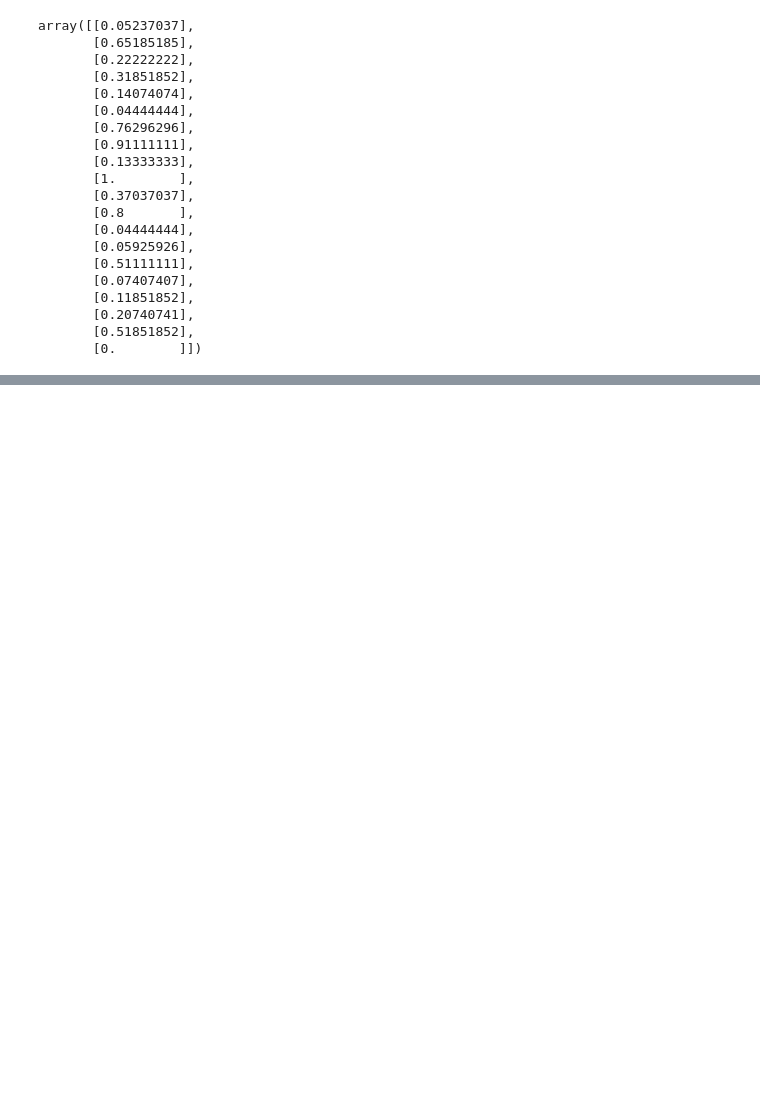
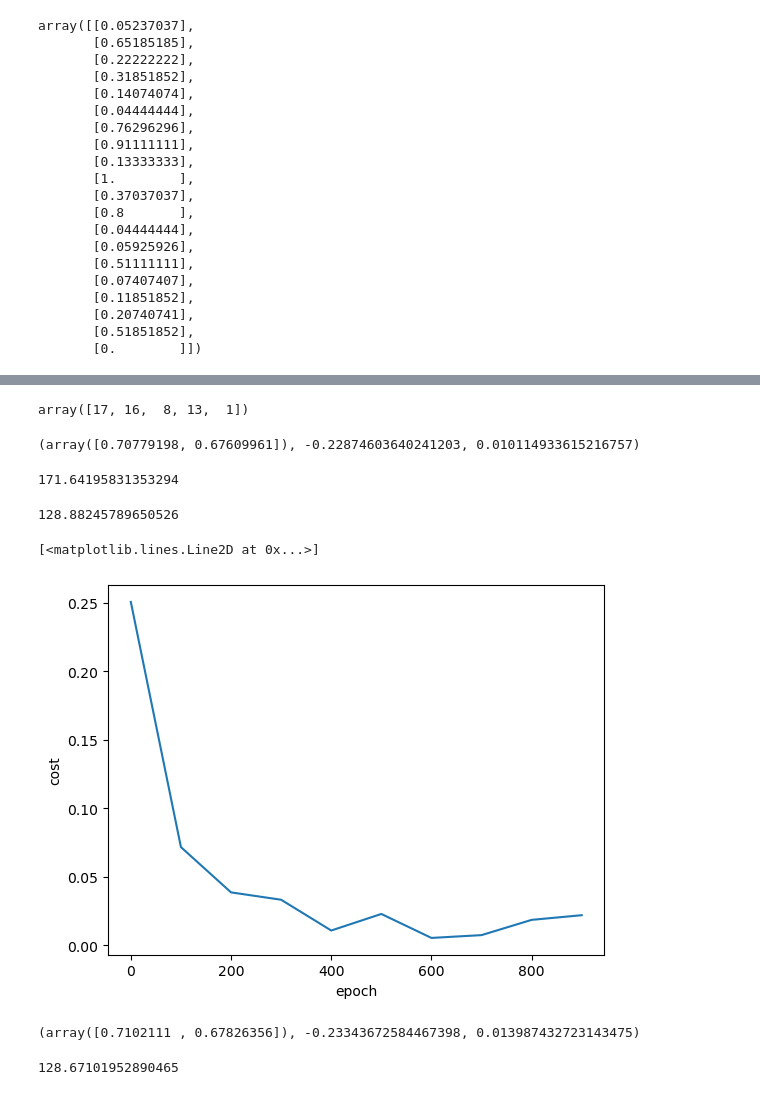
Before and after one commit to anuj123-45/ML-Algos, a Jupyter notebook: DL/Gradient Types.ipynb, the cells around one changed output, grey strips where cells are left out. Cells and saved outputs as stored; diff of their text form; code cells hidden in the pictures; blank space fills up the shorter version.

```diff
--- a/DL/Gradient Types.ipynb
+++ b/DL/Gradient Types.ipynb
@@ -76,0 +208,80 @@ def batch_grad(X,y_true,epochs,learning_rate=0.01):
+# %%
+n_samples=5
+indices = np.random.choice(scaled_X.shape[0], n_samples, replace=False)
+indices
+# %% [output]
+array([17, 16,  8, 13,  1])
+# %%
+w_sgd,b_sgd,cost_sgd
+# %% [output]
+(array([0.70779198, 0.67609961]), -0.22874603640241203, 0.010114933615216757)
+# %%
+predict_area(2600,4,w_mini,b_mini)
+# %% [output]
+171.64195831353294
+# %%
+predict_area(2600,4,w_sgd,b_sgd)
+# %% [output]
+128.88245789650526
+# %%
+plt.xlabel("epoch")
+plt.ylabel("cost")
+plt.plot(epoch_list_mini,cost_list_mini)
+# %% [output]
+[<matplotlib.lines.Line2D at 0x...>]
+[figure, added]
+# %%
+def mini_batch_gradient_descent(X, y_true, epochs = 100, batch_size = 5, learning_rate = 0.01):
+
+    number_of_features = X.shape[1]
+    # numpy array with 1 row and columns equal to number of features. In
+    # our case number_of_features = 3 (area, bedroom and age)
+    w = np.ones(shape=(number_of_features))
+    b = 0
+    total_samples = X.shape[0] # number of rows in X
+
+    if batch_size > total_samples: # In this case mini batch becomes same as batch gradient descent
+        batch_size = total_samples
+
+    cost_list = []
+    epoch_list = []
+
+    num_batches = int(total_samples/batch_size)
+
+    for i in range(epochs):
+        random_indices = np.random.permutation(total_samples)
+        X_tmp = X[random_indices]
+        y_tmp = y_true[random_indices]
+
+        for j in range(0,total_samples,batch_size):
+            Xj = X_tmp[j:j+batch_size]
+            yj = y_tmp[j:j+batch_size]
+            y_predicted = np.dot(w, Xj.T) + b
+
+            w_grad = -(2/len(Xj))*(Xj.T.dot(yj-y_predicted))
+            b_grad = -(2/len(Xj))*np.sum(yj-y_predicted)
+
+            w = w - learning_rate * w_grad
+            b = b - learning_rate * b_grad
+
+            cost = np.mean(np.square(yj-y_predicted)) # MSE (Mean Squared Error)
+
+        if i%10==0:
+            cost_list.append(cost)
+            epoch_list.append(i)
+
+    return w, b, cost, cost_list, epoch_list
+
+w, b, cost, cost_list, epoch_list = mini_batch_gradient_descent(
+    scaled_X,
+    scaled_Y.reshape(scaled_Y.shape[0],),
+    epochs = 120,
+    batch_size = 5
+)
+w, b, cost
+# %% [output]
+(array([0.7102111 , 0.67826356]), -0.23343672584467398, 0.013987432723143475)
+# %%
+predict_area(2600,4,w,b)
+# %% [output]
+128.67101952890465
```
Also changed, not shown: parts of 10 cells of this notebook.
